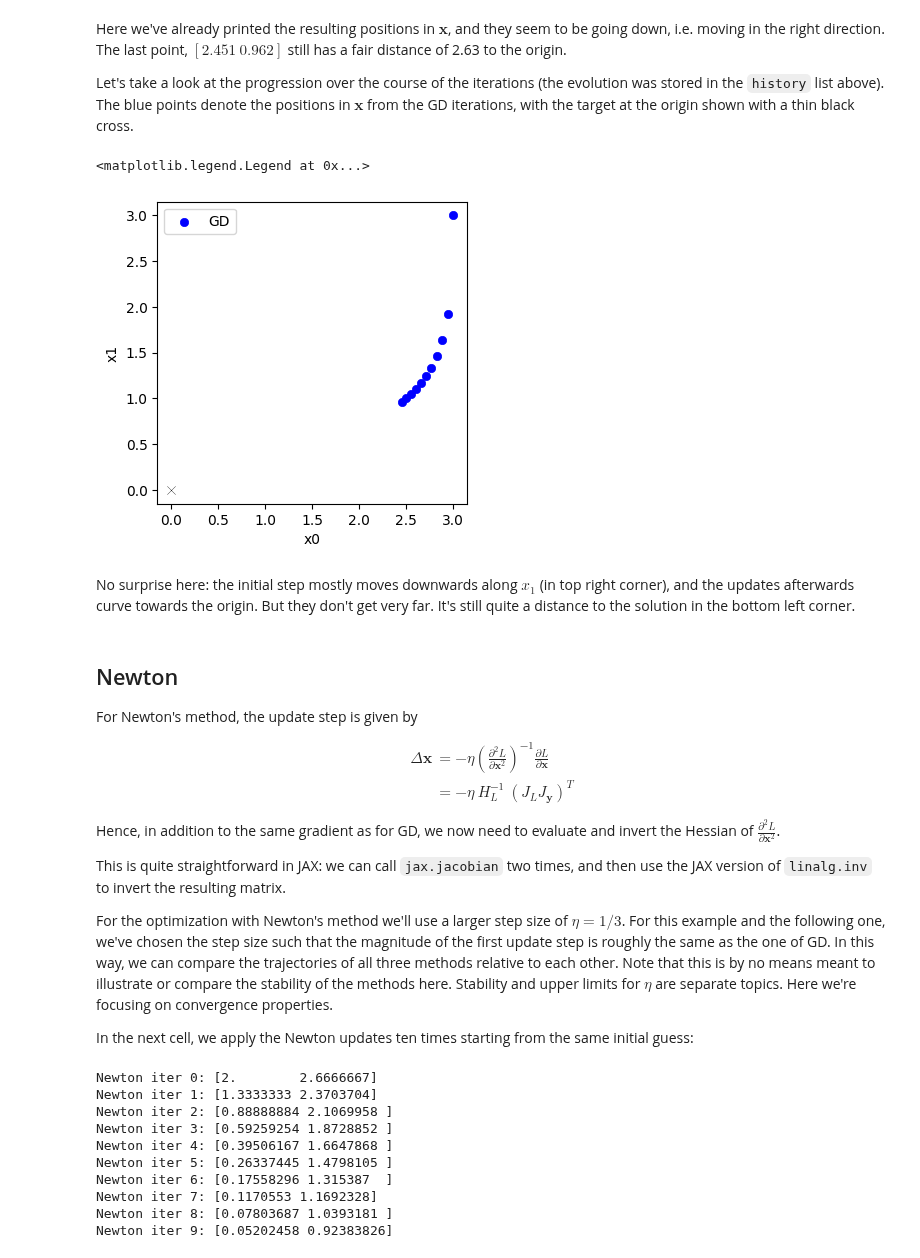
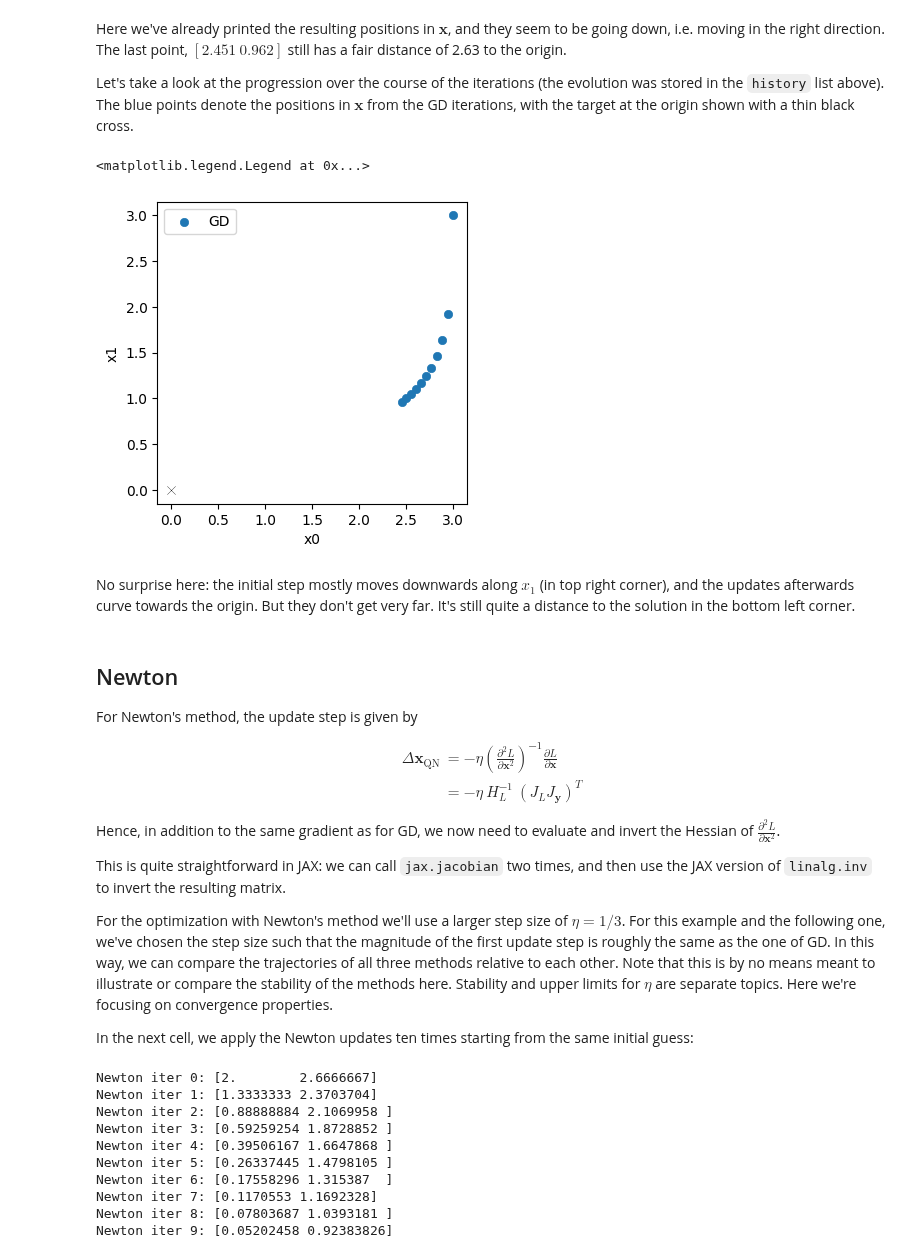
Before and after one commit to tum-pbs/pbdl-book, a Jupyter notebook: physgrad-comparison.ipynb, the cells around one changed output. Drawn from its saved outputs; the diff is of its cells as text; code cells hidden in the pictures.

```diff
--- a/physgrad-comparison.ipynb
+++ b/physgrad-comparison.ipynb
@@ -59,24 +59,24 @@ import numpy as onp
 We'll start by defining the $\mathbf{y}$ and $L$ functions, together with a single composite function `fun` which calls L and y. Having a single native python function is necessary for many of the JAX operations.
 # %%
 # "physics" function y
-def fun_y(x):
+def physics_y(x):
     return np.array( [x[0], x[1]*x[1]] )
 
 # simple L2 loss
-def fun_L(y):
+def loss_y(y):
     #return y[0]*y[0] + y[1]*y[1] # "manual version"
     return np.sum( np.square(y) )
 
-# composite function with L & y
-def fun(x):
-    return fun_L(fun_y(x))
+# composite function with L & y , evaluating the loss for x
+def loss_x(x):
+    return loss_y(physics_y(x))
 
 
 x = np.asarray([3,3], dtype=np.float32)
 print("Starting point x = "+format(x) +"\n")
 
 print("Some test calls of the functions we defined so far, from top to bottom, y, manual L(y), L(y):")
-fun_y(x) , fun_L( fun_y(x) ), fun(x)
+physics_y(x) , loss_y( physics_y(x) ), loss_x(x)
 # %% [output]
 Starting point x = [3. 3.]
 
@@ -148,7 +148,7 @@ eta = 0.01
 historyGD = [x]; updatesGD = []
 
 for i in range(10):
-    G = jax.grad(fun)(x)
+    G = jax.grad(loss_x)(x)
     x += -eta * G
     historyGD.append(x); updatesGD.append(G)
     print( "GD iter %d: "%i + format(x) )
@@ -170,14 +170,14 @@ Let's take a look at the progression over the course of the iterations (the evol
 # %%
 import matplotlib.pyplot as plt
 axes = plt.figure(figsize=(4, 4), dpi=100).gca()
 historyGD = onp.asarray(historyGD)
 updatesGD = onp.asarray(updatesGD) # for later
-axes.scatter(historyGD[:,0], historyGD[:,1], lw=0.5, color='blue', label='GD')
+axes.scatter(historyGD[:,0], historyGD[:,1], lw=0.5, color='#1F77B4', label='GD')
 axes.scatter([0], [0], lw=0.25, color='black', marker='x') # target at 0,0
 axes.set_xlabel('x0'); axes.set_ylabel('x1'); axes.legend()
 # %% [output]
 <matplotlib.legend.Legend at 0x...>
-[figure, old version]
+[figure, new version]
 # %% [markdown]
 No surprise here: the initial step mostly moves downwards along $x_1$ (in top right corner), and the updates afterwards curve towards the origin. But they don't get very far. It's still quite a distance to the solution in the bottom left corner.
 # %% [markdown]
@@ -187,7 +187,7 @@ For Newton's method, the update step is given by
 
 $$
 \begin{aligned}
-\Delta \mathbf{x} &=
+\Delta \mathbf{x}_{\text{QN}} &=
 - \eta \left( \frac{\partial^2 L }{ \partial \mathbf{x}^2 }  \right)^{-1}
   \frac{\partial L }{ \partial \mathbf{x} }
 \\
```
Also changed, not shown: parts of 17 cells of this notebook.
